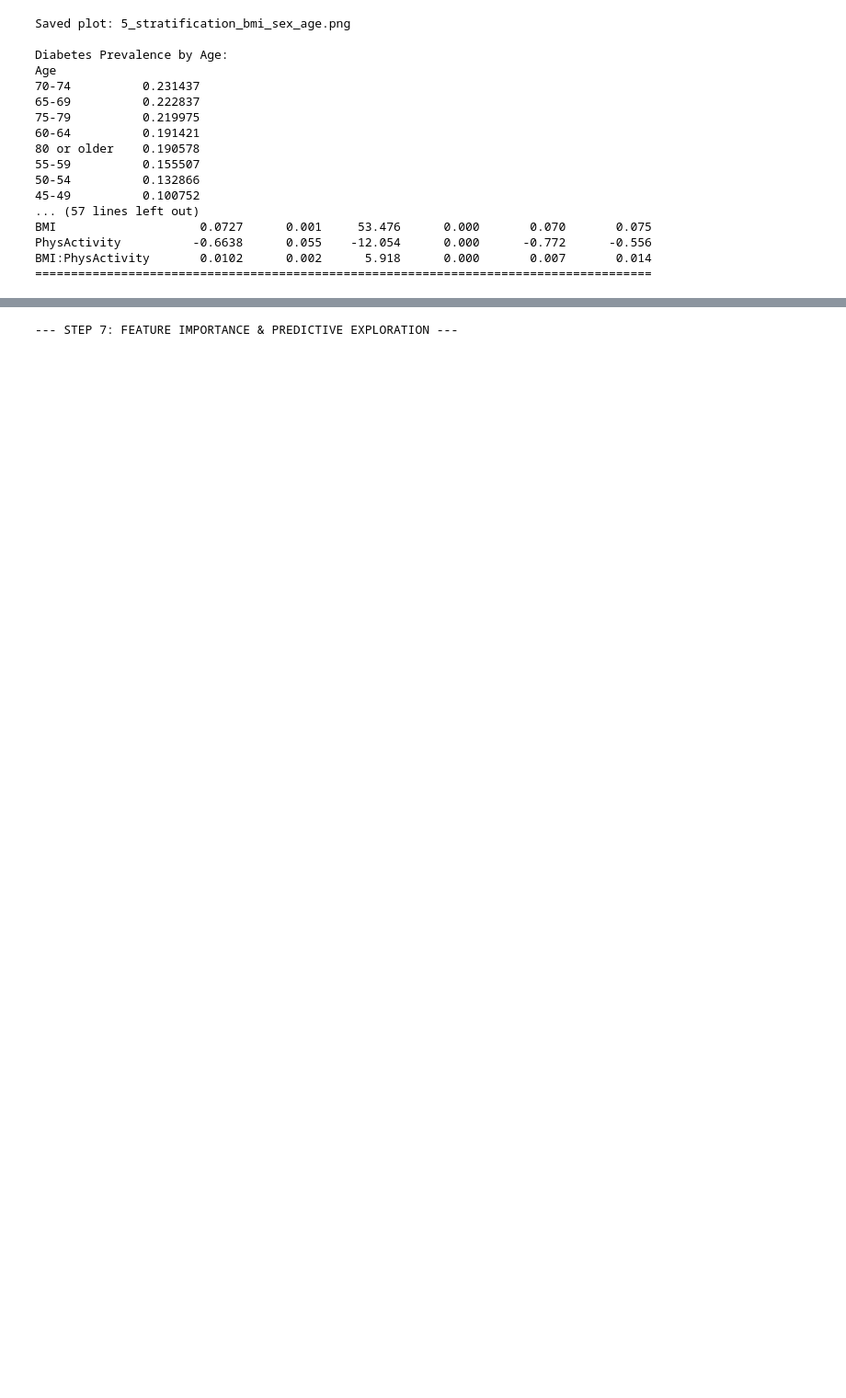
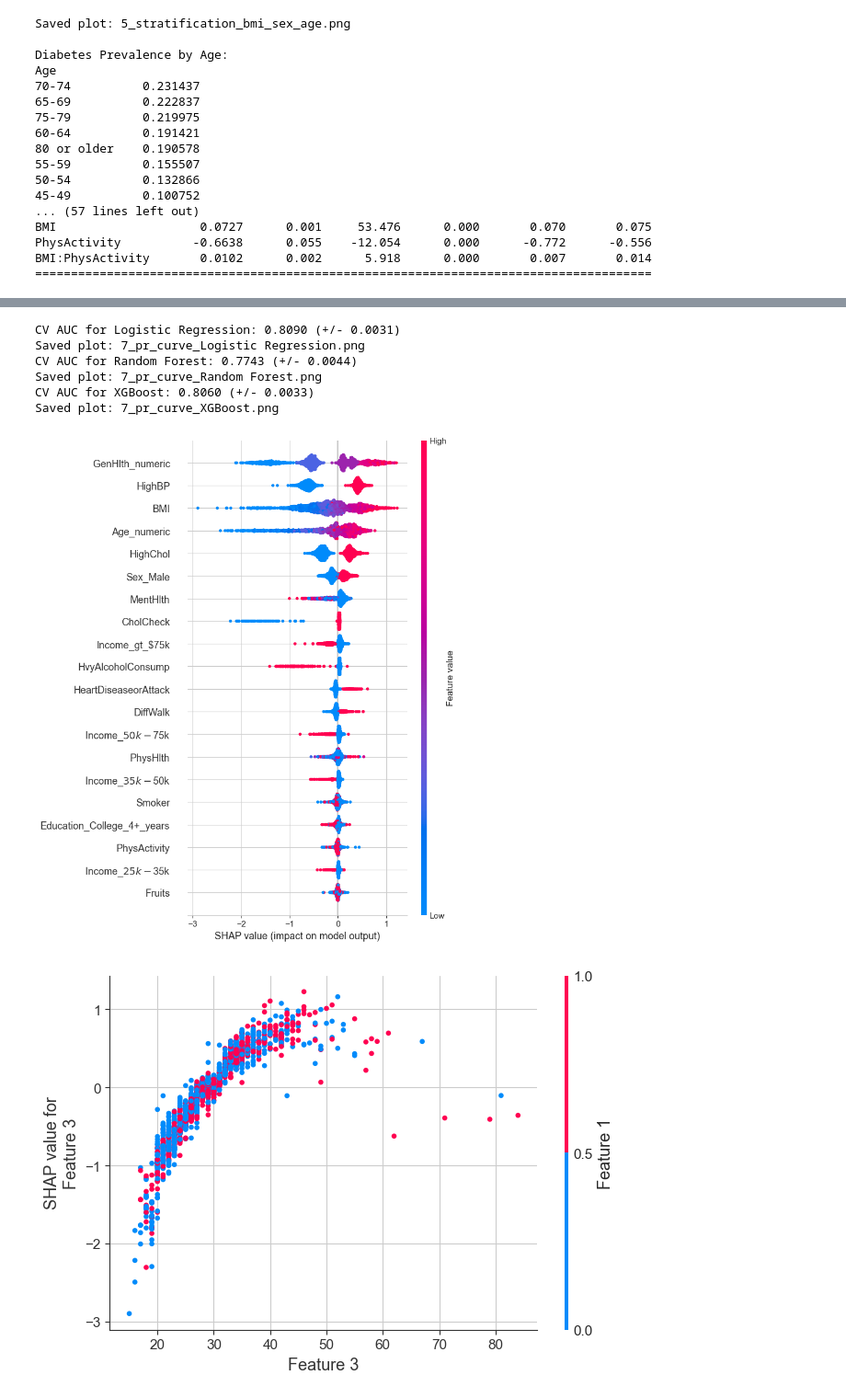
Before and after one commit to rezashariatmadar/diabetes-final, a Jupyter notebook: main.ipynb, the cells around one changed output, grey strips where cells are left out. Shown at 92% size. Saved outputs shown, nothing was run; the diff lists cells and outputs as text; code cells hidden in the pictures; blank space fills up the shorter version.

```diff
--- a/main.ipynb
+++ b/main.ipynb
@@ -390,9 +377,9 @@ save_plot('6_comorbidity_heatmap')
 # Odds Ratios / Relative Risks
 for col in comorbidity_cols:
     table = pd.crosstab(df[col], df[target])
-    risk_exposed = float((table.iloc[1,1] / table.iloc[1].sum().fillna(0).astype(float)) if table.iloc[1].sum() else 0)
-    risk_unexposed = float((table.iloc[0,1] / table.iloc[0].sum().fillna(0).astype(float)) if table.iloc[0].sum() else 0)
-    rr = risk_exposed / risk_unexposed if risk_unexposed > 0 else 0.0
+    risk_exposed = table.iloc[1,1] / table.iloc[1].sum() if table.shape[0] > 1 and table.iloc[1].sum() != 0 else 0
+    risk_unexposed = table.iloc[0,1] / table.iloc[0].sum() if table.shape[0] > 0 and table.iloc[0].sum() != 0 else 0
+    rr = risk_exposed / risk_unexposed if risk_unexposed != 0 else 0
     print(f"Relative Risk for {col}: {rr:.2f}")
 
 # UpSet if available
@@ -424,9 +411,12 @@ save_plot('6_comorb_matrix')
 # Attributable Risk
 P_disease = df[target].mean()
 for col in comorbidity_cols:
+    table = pd.crosstab(df[col], df[target])
     P_exposed = df[col].mean()
+    risk_exposed = float(table.iloc[1,1] / table.iloc[1].sum()) if table.shape[0] > 1 and table.iloc[1].sum() != 0 else 0.0
+    risk_unexposed = float(table.iloc[0,1] / table.iloc[0].sum()) if table.shape[0] > 0 and table.iloc[0].sum() != 0 else 0.0
     ar = risk_exposed - risk_unexposed
-    par = P_exposed * ar / P_disease if P_disease > 0 else 0.0
+    par = P_exposed * ar / P_disease if P_disease != 0 else 0.0
     print(f"Attributable Risk for {col}: {ar:.2%}, PAR: {par:.2%}")
 # %% [output]
 Saved plot: 6_comorbidity_heatmap.png
@@ -434,10 +433,15 @@ AttributeError: 'numpy.int64' object has no attribute 'fillna'
 # %%
-print("\n--- STEP 7: FEATURE IMPORTANCE & PREDICTIVE EXPLORATION ---")
 
 # Prepare Data
 genhlth_map_num = {'Excellent':1, 'Very Good':2, 'Good':3, 'Fair':4, 'Poor':5}
 df['GenHlth_numeric'] = df['GenHlth'].map(genhlth_map_num)
-df_encoded = pd.get_dummies(df.drop(columns=[target, 'KMeans_Cluster', 'DBSCAN_Cluster', 'pca1', 'pca2', 'NumComorbidities', 'BMI_Category', 'Age']), drop_first=True)
+# Ensure Age_numeric is included
+df_encoded = pd.get_dummies(df.drop(columns=[target, 'KMeans_Cluster', 'DBSCAN_Cluster', 'pca1', 'pca2', 'NumComorbidities', 'BMI_Category']), drop_first=True)
+if 'Age_numeric' in df.columns:
+    df_encoded['Age_numeric'] = df['Age_numeric']
+else:
+    print("Warning: 'Age_numeric' not found - mapping now.")
+    df_encoded['Age_numeric'] = df['Age'].map(age_map_numeric)
 # Sanitize feature names for XGBoost
 df_encoded.columns = [col.replace('<', 'lt_').replace('>', 'gt_').replace('[', '_').replace(']', '_').replace(' ', '_').replace(',', '_').replace('(', '_').replace(')', '_') for col in df_encoded.columns]
 X = pd.concat([df_encoded, df['Age_numeric']], axis=1)
@@ -456,47 +460,63 @@ X_test_rfe = rfecv.transform(X_test_scaled)
 
 # Models with CV
 models = {
     "Logistic Regression": LogisticRegression(max_iter=1000, class_weight='balanced', random_state=42),
     "Random Forest": RandomForestClassifier(n_estimators=100, class_weight='balanced', random_state=42, n_jobs=-1),
     "XGBoost": xgb.XGBClassifier(eval_metric='logloss', random_state=42, scale_pos_weight=len(y)/sum(y))
 }
 cv = StratifiedKFold(n_splits=5, shuffle=True, random_state=42)
 
 for name, model in models.items():
     if "Logistic" in name:
         scores = cross_val_score(model, X_train_rfe, y_train, cv=cv, scoring='roc_auc')
     else:
-        scores = cross_val_score(model, X_train, y_train, cv=cv, scoring='roc_auc')
+        X_train_np = X_train.values
+        scores = cross_val_score(model, X_train_np, y_train, cv=cv, scoring='roc_auc')
     print(f"CV AUC for {name}: {scores.mean():.4f} (+/- {scores.std():.4f})")
 
-    model.fit(X_train if "Logistic" not in name else X_train_rfe, y_train)
-    y_pred_proba = model.predict_proba(X_test if "Logistic" not in name else X_test_rfe)[:, 1]
+    if "Logistic" in name:
+        model.fit(X_train_rfe, y_train)
+        y_pred_proba = model.predict_proba(X_test_rfe)[:, 1]
+    else:
+        model.fit(X_train_np, y_train)
+        y_pred_proba = model.predict_proba(X_test.values)[:, 1]
 
     PrecisionRecallDisplay.from_predictions(y_test, y_pred_proba)
     plt.title(f'PR Curve for {name}')
     save_plot(f'7_pr_curve_{name}')
 
 # SHAP for XGBoost
 explainer = shap.TreeExplainer(models['XGBoost'])
-X_test_df = pd.DataFrame(X_test_scaled, columns=X.columns)  # Convert to DataFrame for sampling
-typing.cast(pd.DataFrame, X_test_df)  # Type hint
+X_test_sample_df = X_test.sample(2000)
+X_test_sample = X_test_sample_df.values  # Convert to numpy for explainer
+shap_values = explainer(X_test_sample)
+shap.summary_plot(shap_values, X_test_sample, feature_names=X_test.columns)
 
-shap_values = explainer(X_test_df.sample(2000))
-shap.summary_plot(shap_values, X_test_df.sample(2000))
-
-# Enhanced SHAP
-shap.dependence_plot('BMI', shap_values.values, X_test.sample(2000), interaction_index='Age_numeric')
+# Enhanced SHAP - use column indices instead of names
+feature_names_list = list(X_test.columns)
+bmi_idx = feature_names_list.index('BMI') if 'BMI' in feature_names_list else 0
+age_idx = feature_names_list.index('Age') if 'Age' in feature_names_list else 1
+shap.dependence_plot(bmi_idx, shap_values.values, X_test_sample, interaction_index=age_idx)
 save_plot('7_shap_dependence_bmi_age')
 
+
+
 # PDP for Top Features
-top_features = ['BMI', 'Age_numeric', 'GenHlth_numeric', 'HighBP']
-PartialDependenceDisplay.from_estimator(models['Random Forest'], X_train, top_features)
+print("Checking for duplicate feature names:", [name for name in X_train.columns if list(X_train.columns).count(name) > 1])
+
+# Use feature indices instead of names to avoid duplicates
+top_feature_indices = [0, 1, 2, 3]  # First 4 features
+PartialDependenceDisplay.from_estimator(models['Random Forest'], X_train_np, top_feature_indices)
 save_plot('7_pdp')
 
-# Enhanced PDP
-PartialDependenceDisplay.from_estimator(models['Random Forest'], X_train, [('BMI', 'Age_numeric')])
+PartialDependenceDisplay.from_estimator(models['Random Forest'], X_train_np, [(0, 1)])  # First two features
 save_plot('7_pdp_interaction')
-
-print("Medical Insight: Top predictors like BMI/GenHlth match literature; high AUC suggests predictive utility for risk screening.")
 # %% [output]
---- STEP 7: FEATURE IMPORTANCE & PREDICTIVE EXPLORATION ---
+CV AUC for Logistic Regression: 0.8090 (+/- 0.0031)
+Saved plot: 7_pr_curve_Logistic Regression.png
+CV AUC for Random Forest: 0.7743 (+/- 0.0044)
+Saved plot: 7_pr_curve_Random Forest.png
+CV AUC for XGBoost: 0.8060 (+/- 0.0033)
+Saved plot: 7_pr_curve_XGBoost.png
+[figure, added]
+[figure, added]
```
Also changed, not shown: parts of 6 cells of this notebook.
